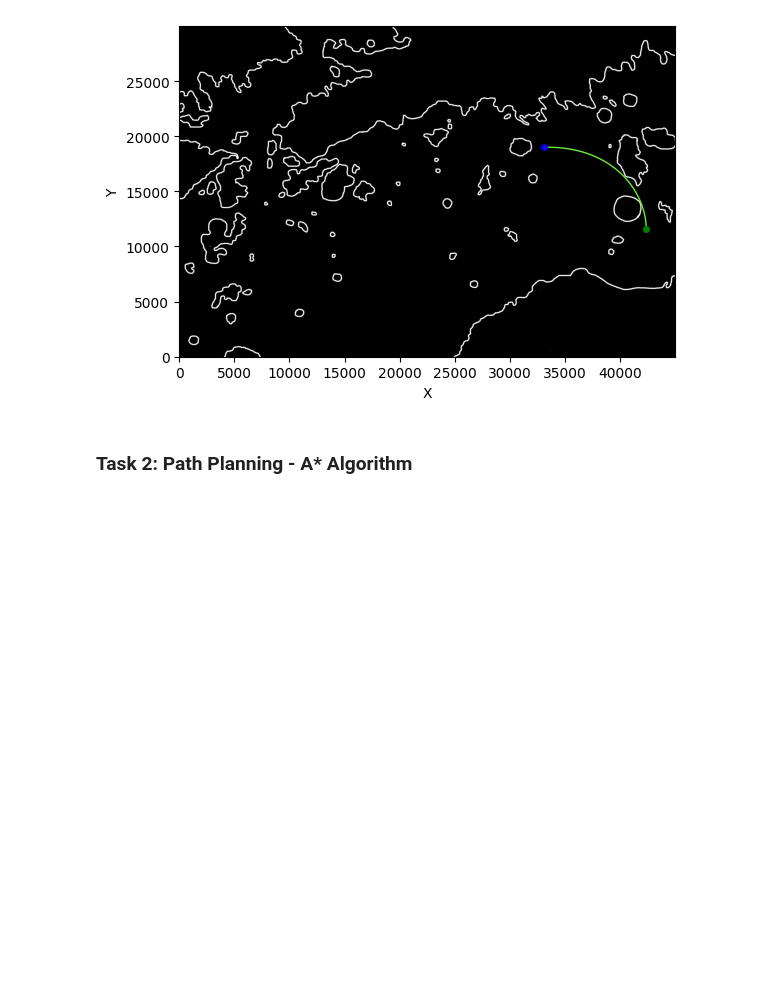
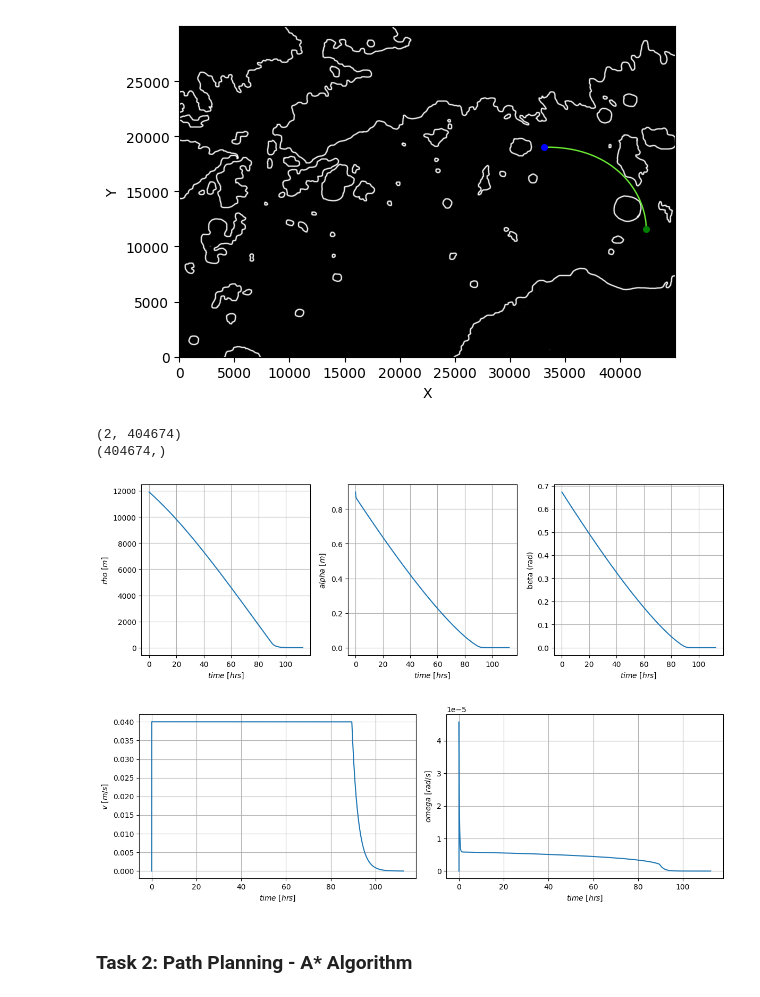
Before and after one commit to Leonardo-Russo/Autonomous-Driving-Rover, a Jupyter notebook: notebook.ipynb, the cells around one changed output. Cells and saved outputs as stored; diff of their text form; code cells hidden in the pictures; blank space fills up the shorter version.

Commit message:
improved plots

```diff
--- a/notebook.ipynb
+++ b/notebook.ipynb
@@ -173,6 +162,65 @@ The Delta State is:      [ 9.99923318e-02 -1.27329258e-09 -3.28019252e-08]
 Final Time is:           4.68 days
 [figure]
 [figure]
+# %%
+print(controls.shape)
+print(tspan.shape)
+# %% [output]
+(2, 404674)
+(404674,)
+# %%
+import numpy as np
+import matplotlib.pyplot as plt
+
+# Plot for Each State Variable in R
+plt.figure(figsize=(12, 4))
+
+# Plot for rho
+plt.subplot(1, 3, 1)
+plt.plot(tspan/60**2, R[0, :], label='rho')
+plt.xlabel('$time \ [hrs]$')
+plt.ylabel('$rho \ [m]$')
+plt.grid(True)
+
+# Plot for alpha
+plt.subplot(1, 3, 2)
+plt.plot(tspan/60**2, R[1, :], label='alpha')
+plt.xlabel('$time \ [hrs]$')
+plt.ylabel('$alpha \ [m]$')
+plt.grid(True)
+
+# Plot for beta
+plt.subplot(1, 3, 3)
+plt.plot(tspan/60**2, R[2, :], label='beta')
+plt.xlabel('$time \ [hrs]$')
+plt.ylabel('beta (rad)')
+plt.grid(True)
+
+plt.tight_layout()
+plt.show()
+
+# Side-by-Side Plots for Controls
+plt.figure(figsize=(12, 4))
+
+# Plot for v (linear velocity)
+plt.subplot(1, 2, 1)
+plt.plot(tspan/60**2, controls[0, :], label='v')
+plt.xlabel('$time \ [hrs]$')
+plt.ylabel('$v \ [m/s]$')
+plt.grid(True)
+
+# Plot for omega (angular velocity)
+plt.subplot(1, 2, 2)
+plt.plot(tspan/60**2, controls[1, :], label='omega')
+plt.xlabel('$time \ [hrs]$')
+plt.ylabel('$omega \ [rad/s]$')
+plt.grid(True)
+
+plt.tight_layout()
+plt.show()
+# %% [output]
+[figure, added]
+[figure, added]
 # %% [markdown]
 ### Task 2: Path Planning - A* Algorithm
 # %%
```
Also changed, not shown: parts of 4 cells of this notebook.
